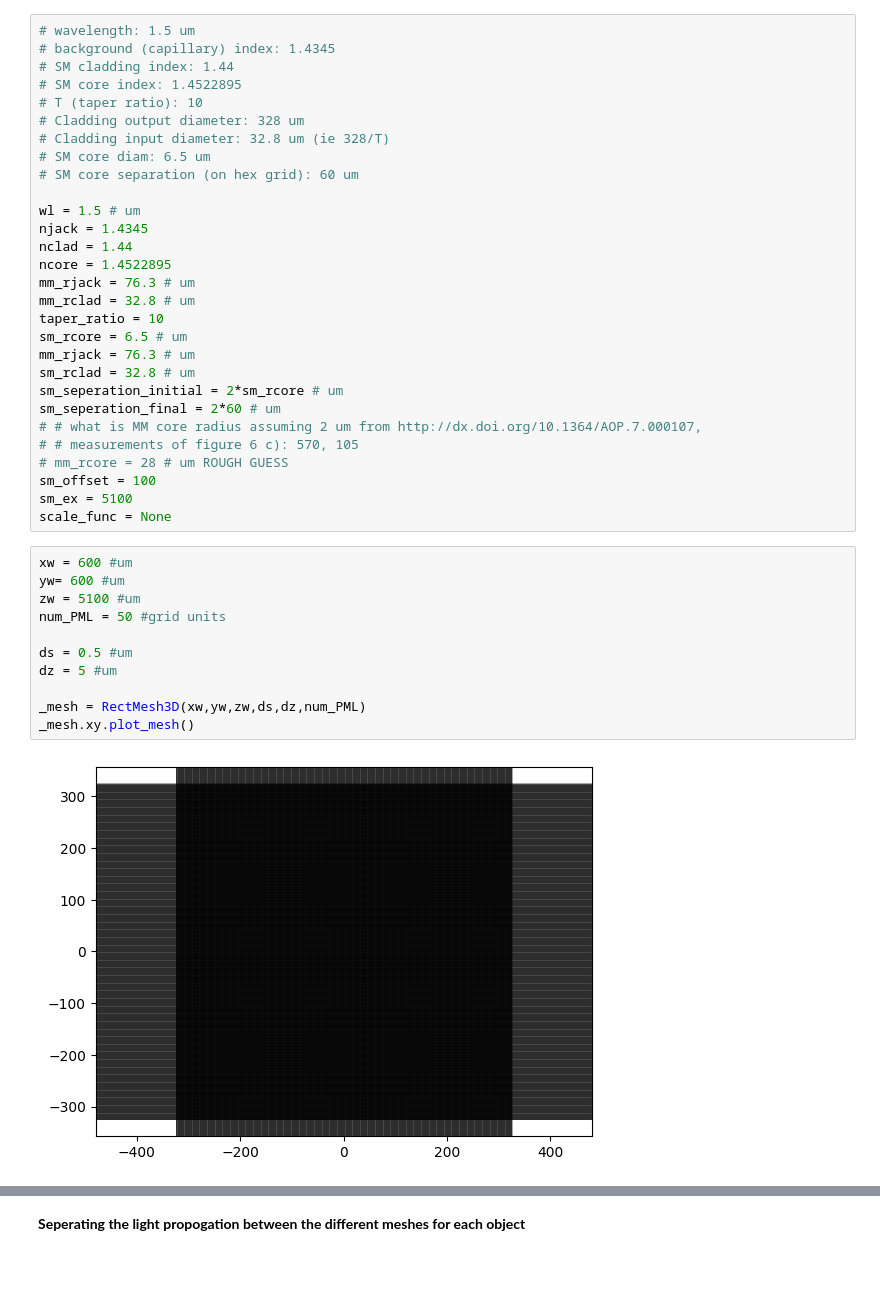
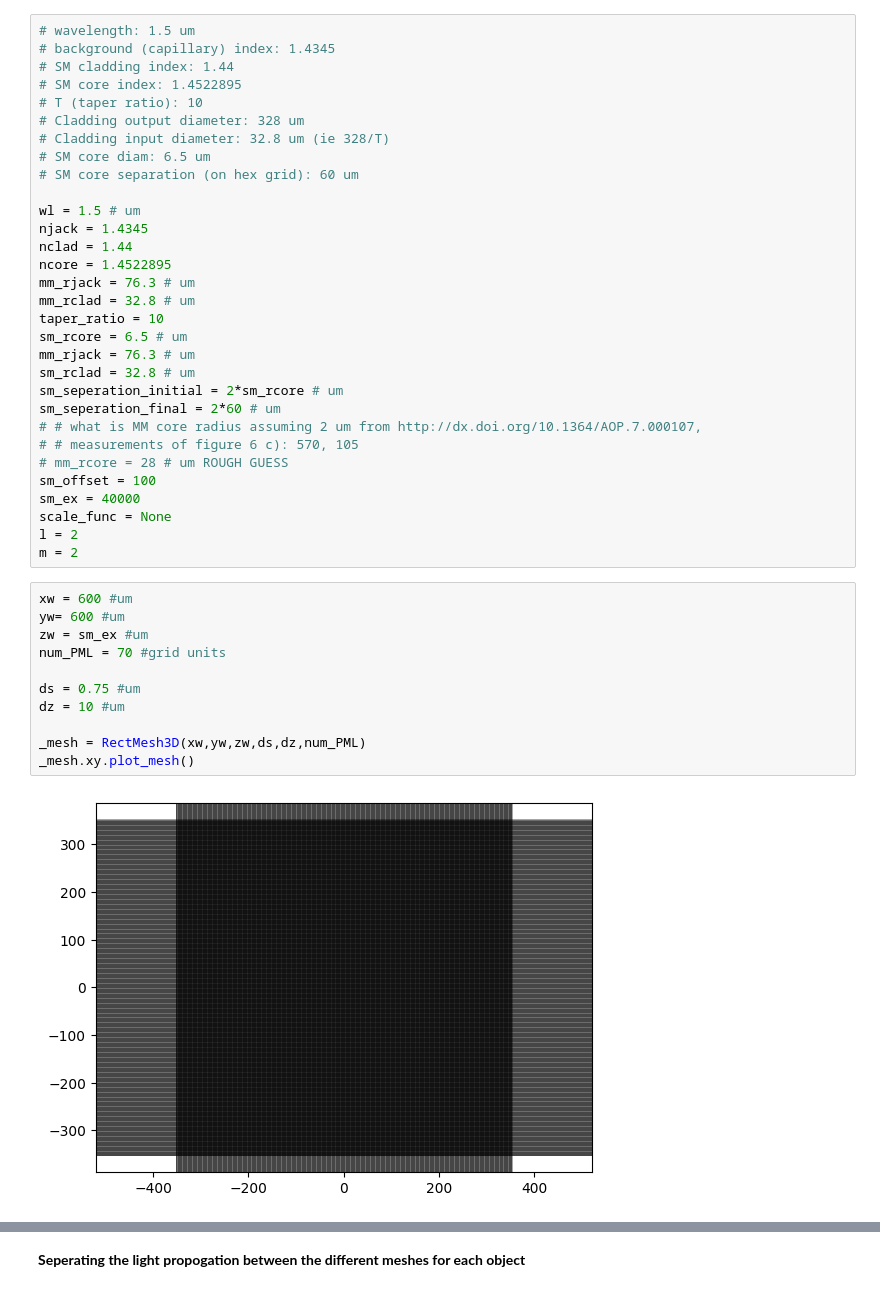
Before and after one commit to PALFA11/lightbeam, a Jupyter notebook: tutorial/19corePL_MMtoSM.ipynb, the cells around one changed output, grey strips where cells are left out. Cells and saved outputs as stored; diff of their text form.

```diff
--- a/tutorial/19corePL_MMtoSM.ipynb
+++ b/tutorial/19corePL_MMtoSM.ipynb
@@ -38,18 +41,20 @@ sm_seperation_final = 2*60 # um
 # # measurements of figure 6 c): 570, 105
 # mm_rcore = 28 # um ROUGH GUESS
 sm_offset = 100
-sm_ex = 5100
+sm_ex = 40000
 scale_func = None
+l = 2
+m = 2
 # %%
 xw = 600 #um
 yw= 600 #um
-zw = 5100 #um
-num_PML = 50 #grid units
+zw = sm_ex #um
+num_PML = 70 #grid units
 
-ds = 0.5 #um
-dz = 5 #um
+ds = 0.75 #um
+dz = 10 #um
 
 _mesh = RectMesh3D(xw,yw,zw,ds,dz,num_PML)
 _mesh.xy.plot_mesh()
 # %% [output]
-[figure, old version]
+[figure, new version]
```
Also changed, not shown: parts of 10 cells of this notebook.
